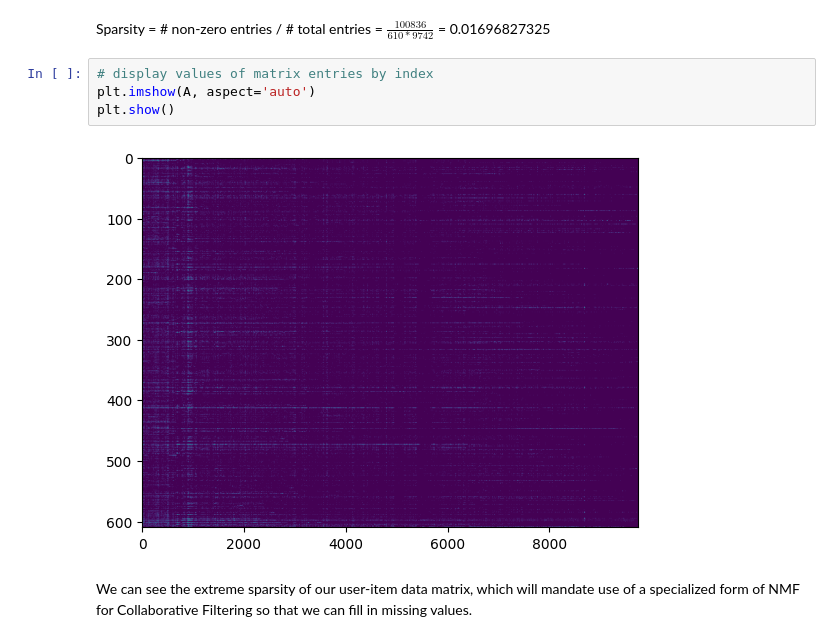
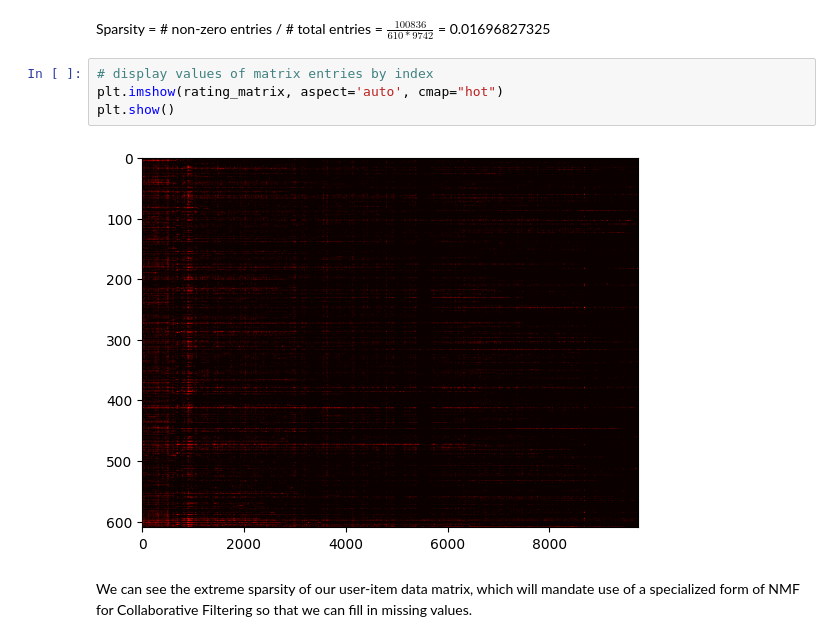
Before and after one commit to tylerheadley/Movie-Recommender-NMF, a Jupyter notebook: MovieRecommender.ipynb, the cells around one changed output. Cells and saved outputs as stored; diff of their text form.

```diff
--- a/MovieRecommender.ipynb
+++ b/MovieRecommender.ipynb
@@ -116,10 +126,10 @@ print(U_I)
 Sparsity = # non-zero entries / # total entries = $\frac{100836}{610 * 9742}$ = 0.01696827325
 # %%
 # display values of matrix entries by index
-plt.imshow(A, aspect='auto')
+plt.imshow(rating_matrix, aspect='auto', cmap="hot")
 plt.show()
 # %% [output]
-[figure, old version]
+[figure, new version]
 # %% [markdown]
 We can see the extreme sparsity of our user-item data matrix, which will mandate use of a specialized form of NMF for Collaborative Filtering so that we can fill in missing values.
 # %%
```
Also changed, not shown: parts of 12 cells of this notebook.
